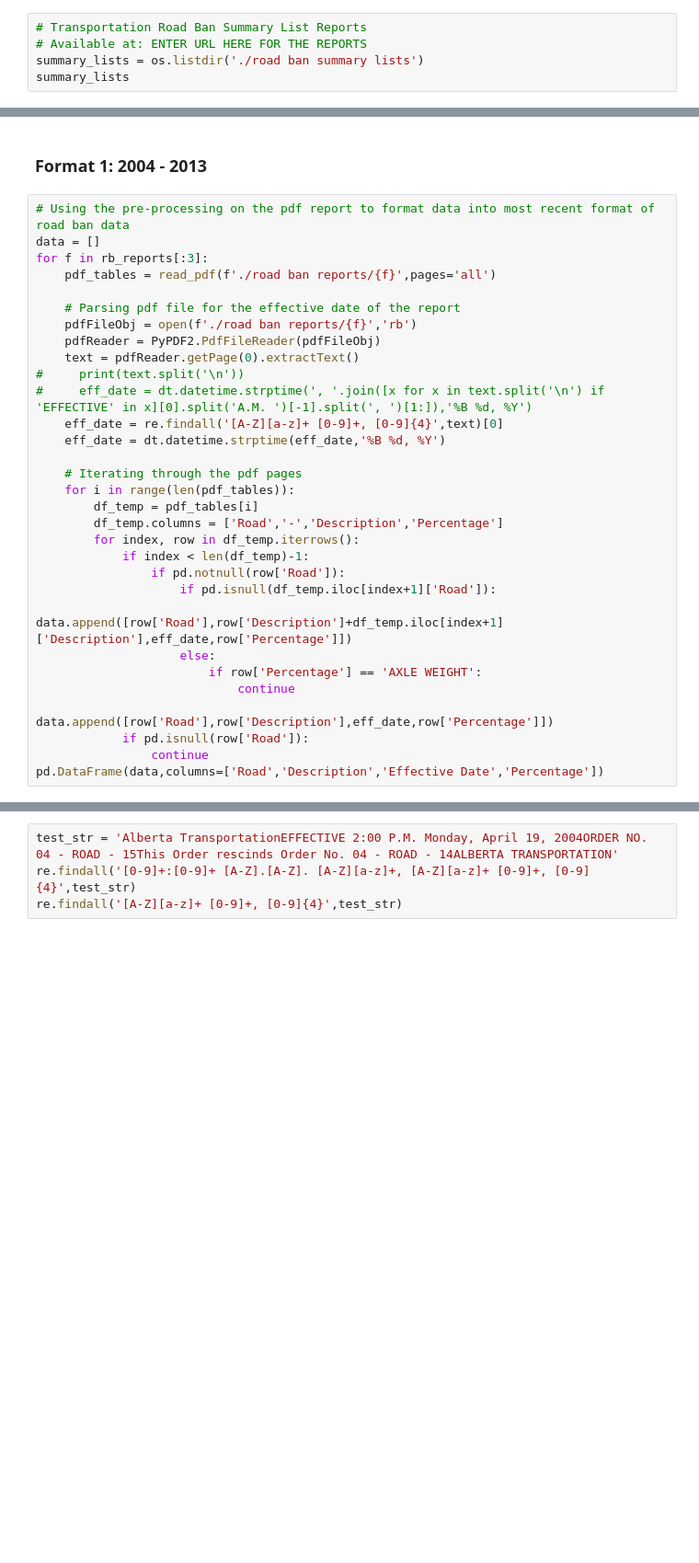
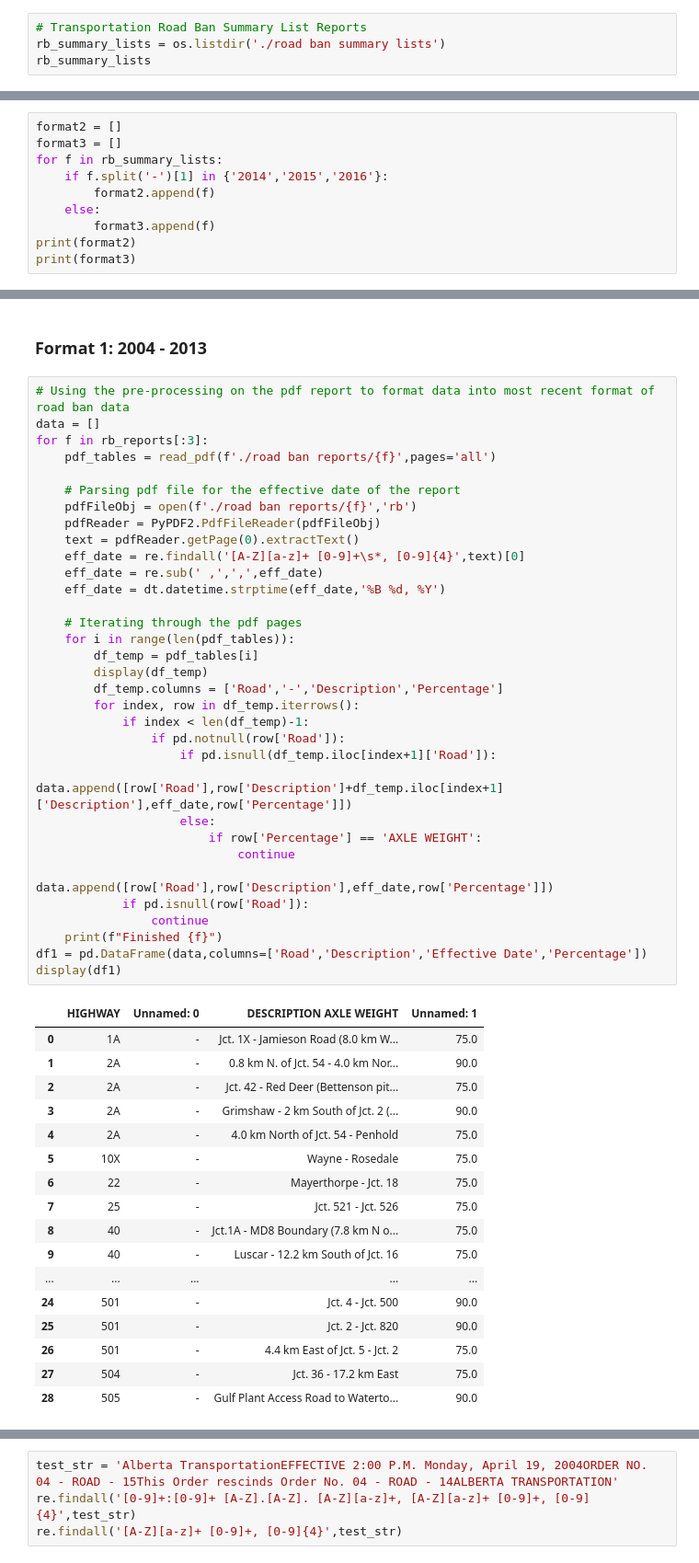
Before and after one commit to kj-kwan/alberta-road-bans, a Jupyter notebook: Road Ban Analysis.ipynb, the cells around one changed output, grey strips where cells are left out. Shown: that part at 92% size. Cells and saved outputs as stored; diff of their text form; blank space fills up the shorter version.

```diff
--- a/Road Ban Analysis.ipynb
+++ b/Road Ban Analysis.ipynb
@@ -32,8 +58,7 @@ import plotly.express as px
 # %%
 # Transportation Road Ban Summary List Reports
-# Available at: ENTER URL HERE FOR THE REPORTS
-summary_lists = os.listdir('./road ban summary lists')
-summary_lists
+rb_summary_lists = os.listdir('./road ban summary lists')
+rb_summary_lists
 # %% [output]
 ['trans-2014-road-ban-summary-list.pdf',
  'trans-2015-road-ban-summary-list.pdf',
@@ -472,0 +486,10 @@ rb_reports
+# %%
+format2 = []
+format3 = []
+for f in rb_summary_lists:
+    if f.split('-')[1] in {'2014','2015','2016'}:
+        format2.append(f)
+    else:
+        format3.append(f)
+print(format2)
+print(format3)
@@ -475,32 +501,51 @@ rb_reports
 # %%
 # Using the pre-processing on the pdf report to format data into most recent format of road ban data
 data = []
 for f in rb_reports[:3]:
     pdf_tables = read_pdf(f'./road ban reports/{f}',pages='all')
 
     # Parsing pdf file for the effective date of the report
     pdfFileObj = open(f'./road ban reports/{f}','rb')
     pdfReader = PyPDF2.PdfFileReader(pdfFileObj)
     text = pdfReader.getPage(0).extractText()
-#     print(text.split('\n'))
-#     eff_date = dt.datetime.strptime(', '.join([x for x in text.split('\n') if 'EFFECTIVE' in x][0].split('A.M. ')[-1].split(', ')[1:]),'%B %d, %Y')
-    eff_date = re.findall('[A-Z][a-z]+ [0-9]+, [0-9]{4}',text)[0]
+    eff_date = re.findall('[A-Z][a-z]+ [0-9]+\s*, [0-9]{4}',text)[0]
+    eff_date = re.sub(' ,',',',eff_date)
     eff_date = dt.datetime.strptime(eff_date,'%B %d, %Y')
 
     # Iterating through the pdf pages
     for i in range(len(pdf_tables)):
         df_temp = pdf_tables[i]
+        display(df_temp)
         df_temp.columns = ['Road','-','Description','Percentage']
         for index, row in df_temp.iterrows():
             if index < len(df_temp)-1:
                 if pd.notnull(row['Road']):
                     if pd.isnull(df_temp.iloc[index+1]['Road']):
                         data.append([row['Road'],row['Description']+df_temp.iloc[index+1]['Description'],eff_date,row['Percentage']])
                     else:
                         if row['Percentage'] == 'AXLE WEIGHT':
                             continue
                         data.append([row['Road'],row['Description'],eff_date,row['Percentage']])
             if pd.isnull(row['Road']):
                 continue
-pd.DataFrame(data,columns=['Road','Description','Effective Date','Percentage'])
+    print(f"Finished {f}")
+df1 = pd.DataFrame(data,columns=['Road','Description','Effective Date','Percentage'])
+display(df1)
 # %% [output]
+|  | HIGHWAY | Unnamed: 0 | DESCRIPTION AXLE WEIGHT | Unnamed: 1 |
+| 0 | 1A | - | Jct. 1X - Jamieson Road (8.0 km W... | 75.0 |
+| 1 | 2A | - | 0.8 km N. of Jct. 54 - 4.0 km Nor... | 90.0 |
+| 2 | 2A | - | Jct. 42 - Red Deer (Bettenson pit... | 75.0 |
+| 3 | 2A | - | Grimshaw - 2 km South of Jct. 2 (... | 90.0 |
+| 4 | 2A | - | 4.0 km North of Jct. 54 - Penhold | 75.0 |
+| 5 | 10X | - | Wayne - Rosedale | 75.0 |
+| 6 | 22 | - | Mayerthorpe - Jct. 18 | 75.0 |
+| 7 | 25 | - | Jct. 521 - Jct. 526 | 75.0 |
+| 8 | 40 | - | Jct.1A - MD8 Boundary (7.8 km N o... | 75.0 |
+| 9 | 40 | - | Luscar - 12.2 km South of Jct. 16 | 75.0 |
+| ... | ... | ... | ... | ... |
+| 24 | 501 | - | Jct. 4 - Jct. 500 | 90.0 |
+| 25 | 501 | - | Jct. 2 - Jct. 820 | 90.0 |
+| 26 | 501 | - | 4.4 km East of Jct. 5 - Jct. 2 | 75.0 |
+| 27 | 504 | - | Jct. 36 - 17.2 km East | 75.0 |
+| 28 | 505 | - | Gulf Plant Access Road to Waterto... | 90.0 |
```
Also changed, not shown: parts of 13 cells of this notebook, 1 other file.
